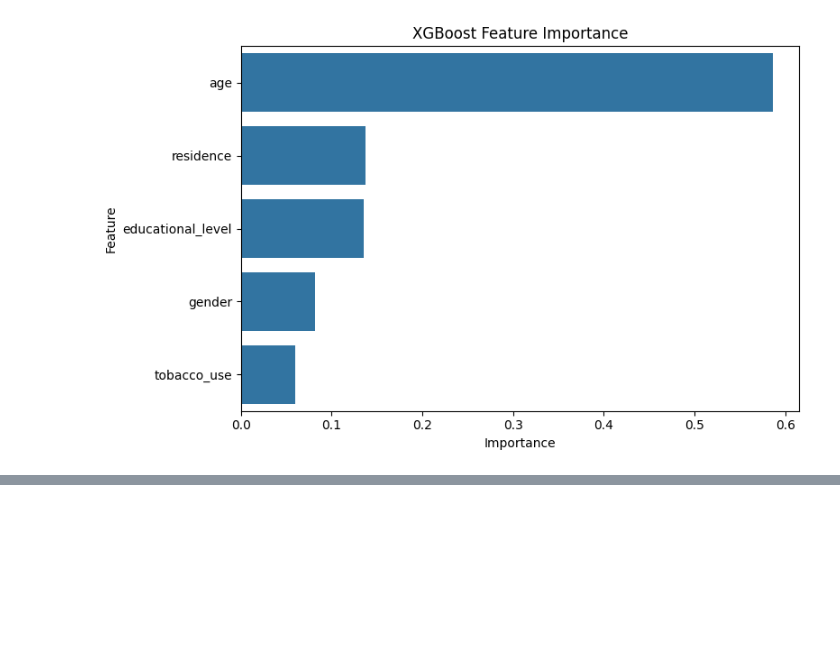
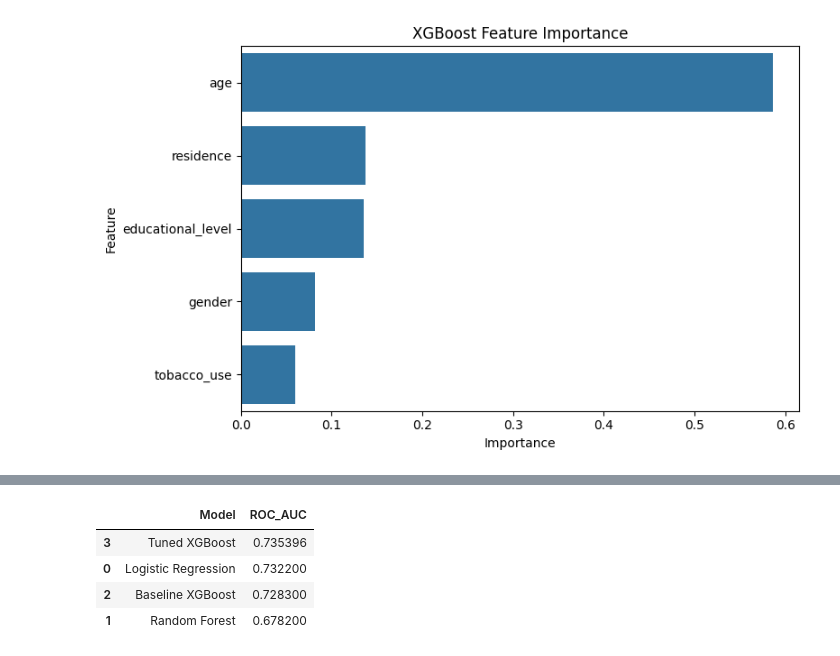
Before and after one commit to Phawazz/HyperDetect, a Jupyter notebook: notebooks/04_modeling.ipynb, the cells around one changed output, grey strips where cells are left out. Saved outputs shown, nothing was run; the diff lists cells and outputs as text; code cells hidden in the pictures; blank space fills up the shorter version.

Commit message:
Finalize model selection and defer calibration analysis

```diff
--- a/notebooks/04_modeling.ipynb
+++ b/notebooks/04_modeling.ipynb
@@ -656,0 +682,8 @@ plt.show()
+# %%
+# Cross-validation strategy
+
+cv = StratifiedKFold(
+    n_splits=5,
+    shuffle=True,
+    random_state=42
+)
@@ -656,0 +753,37 @@ plt.show()
+# %%
+# Best tuned model
+
+best_xgb = xgb_search.best_estimator_
+# %%
+# Tuned XGBoost predictions
+
+best_xgb_pred = best_xgb.predict(X_test)
+best_xgb_prob = best_xgb.predict_proba(X_test)[:, 1]
+# %%
+# Baseline vs tuned comparison
+
+comparison_df = pd.DataFrame({
+    "Model": [
+        "Logistic Regression",
+        "Random Forest",
+        "Baseline XGBoost",
+        "Tuned XGBoost"
+    ],
+    "ROC_AUC": [
+        0.7322,
+        0.6782,
+        0.7283,
+        roc_auc_score(y_test, best_xgb_prob)
+    ]
+})
+
+comparison_df.sort_values(
+    "ROC_AUC",
+    ascending=False
+)
+# %% [output]
+|  | Model | ROC_AUC |
+| 3 | Tuned XGBoost | 0.735396 |
+| 0 | Logistic Regression | 0.732200 |
+| 2 | Baseline XGBoost | 0.728300 |
+| 1 | Random Forest | 0.678200 |
```
Also changed, not shown: parts of 11 cells of this notebook.
